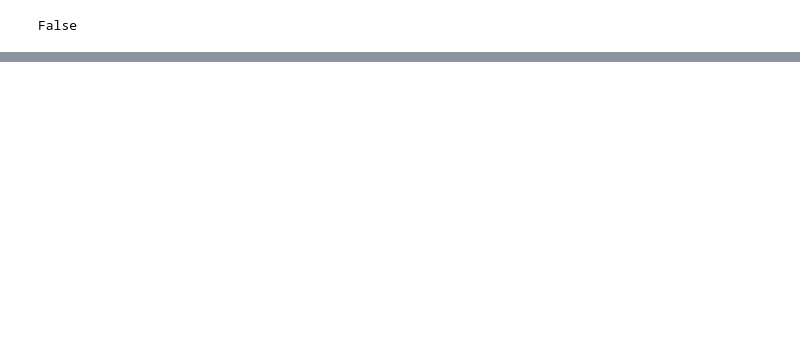
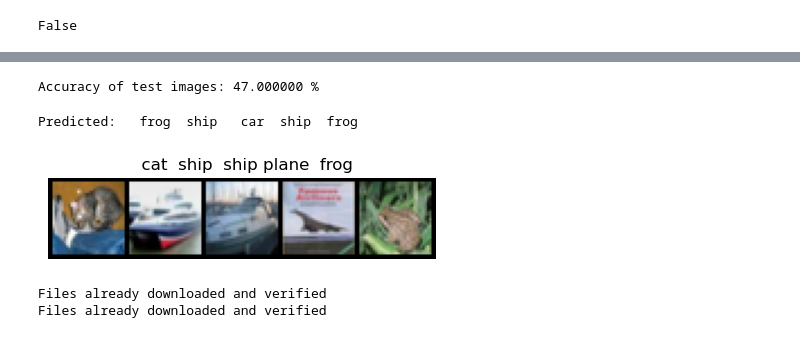
Before and after one commit to johnhongtony/2023ML-and-DL, a Jupyter notebook: pra.ipynb, the cells around one changed output, grey strips where cells are left out. Drawn from its saved outputs; the diff is of its cells as text; code cells hidden in the pictures; blank space fills up the shorter version.

```diff
--- a/pra.ipynb
+++ b/pra.ipynb
@@ -90,4 +90,4 @@ class CNN(nn.Module):
 
         return out
 
-model = CNN().cuda()
+model = CNN()
@@ -99,0 +134,58 @@ False
+# %%
+correct = 0
+total = 0
+
+for images, labels in test_loader:
+
+    #images = images
+    outputs = model(images)
+
+    _, predicted = torch.max(outputs.data, 1)
+
+    total += labels.size(0)
+    correct += (predicted == labels).sum()
+
+print('Accuracy of test images: %f %%' % (100 * float(correct) / total))
+# %% [output]
+Accuracy of test images: 47.000000 %
+# %%
+images, labels = next(iter(test_loader))
+outputs = model(images)
+
+_, predicted = torch.max(outputs.data, 1)
+
+print('Predicted: ', ' '.join('%5s' % classes[predicted[j]] for j in range(5)))
+
+title = (' '.join('%5s' % classes[labels[j]] for j in range(5)))
+imshow(images, title)
+# %% [output]
+Predicted:   frog  ship   car  ship  frog
+[figure, added]
+# %%
+transform = transforms.Compose([
+    # Data Augmentation
+    transforms.RandomHorizontalFlip(p=0.5),
+    transforms.Resize(32),
+
+    # Data Nomalization
+    transforms.ToTensor(),
+    transforms.Normalize((0.5,0.5,0.5), (0.5,0.5,0.5))
+])
+
+# Normalize a tensor image with mean and standard deviation.
+# Given mean: (M1,...,Mn) and std: (S1,..,Sn) for n channels,
+# this transform will normalize each channel of the input torch.
+# *Tensor i.e. input[channel] = (input[channel] - mean[channel]) / std[channel]
+
+train_data = dsets.CIFAR10(root='./data',
+                           train=True,
+                           download=True,
+                           transform=transform)
+
+test_data  = dsets.CIFAR10(root='./data',
+                           train=False,
+                           download=True,
+                           transform=transform)
+# %% [output]
+Files already downloaded and verified
+Files already downloaded and verified
```
Also changed, not shown: parts of 24 cells of this notebook.
